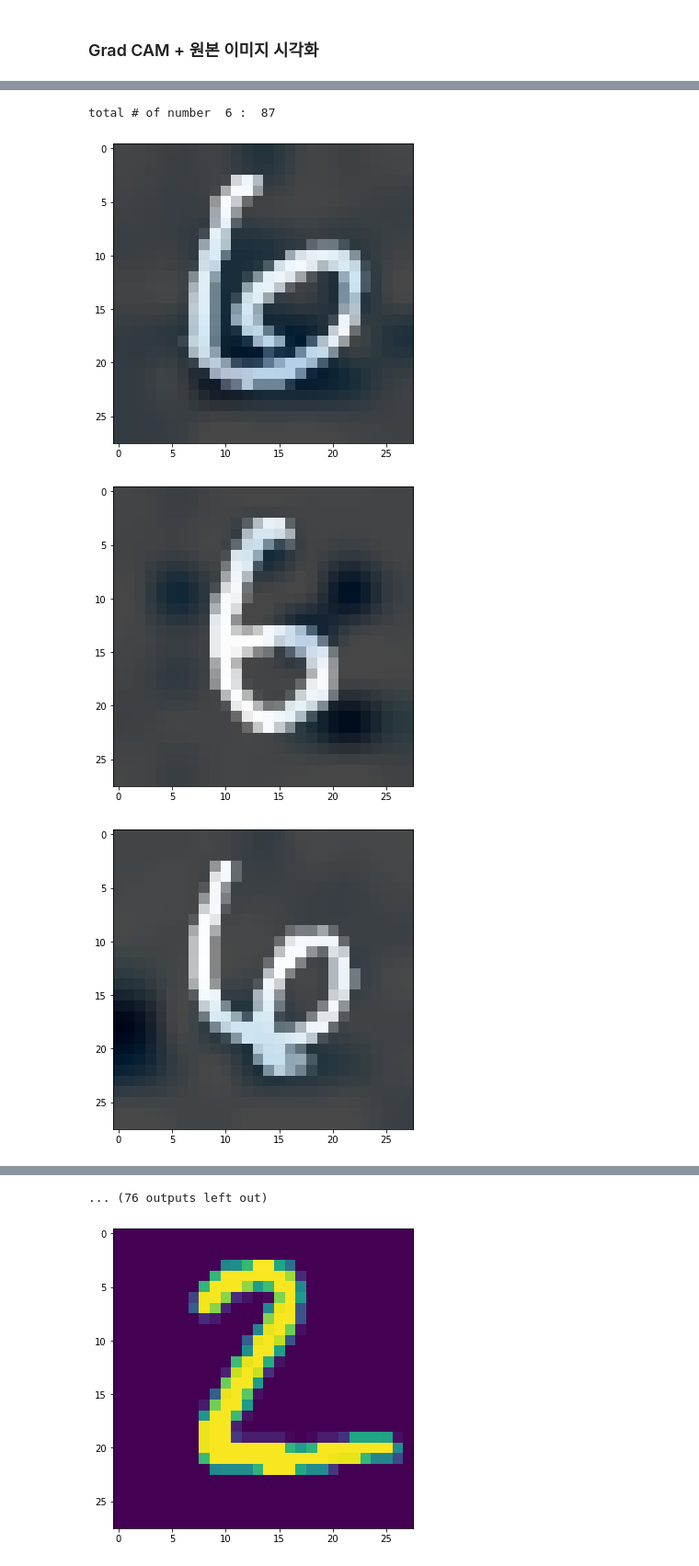
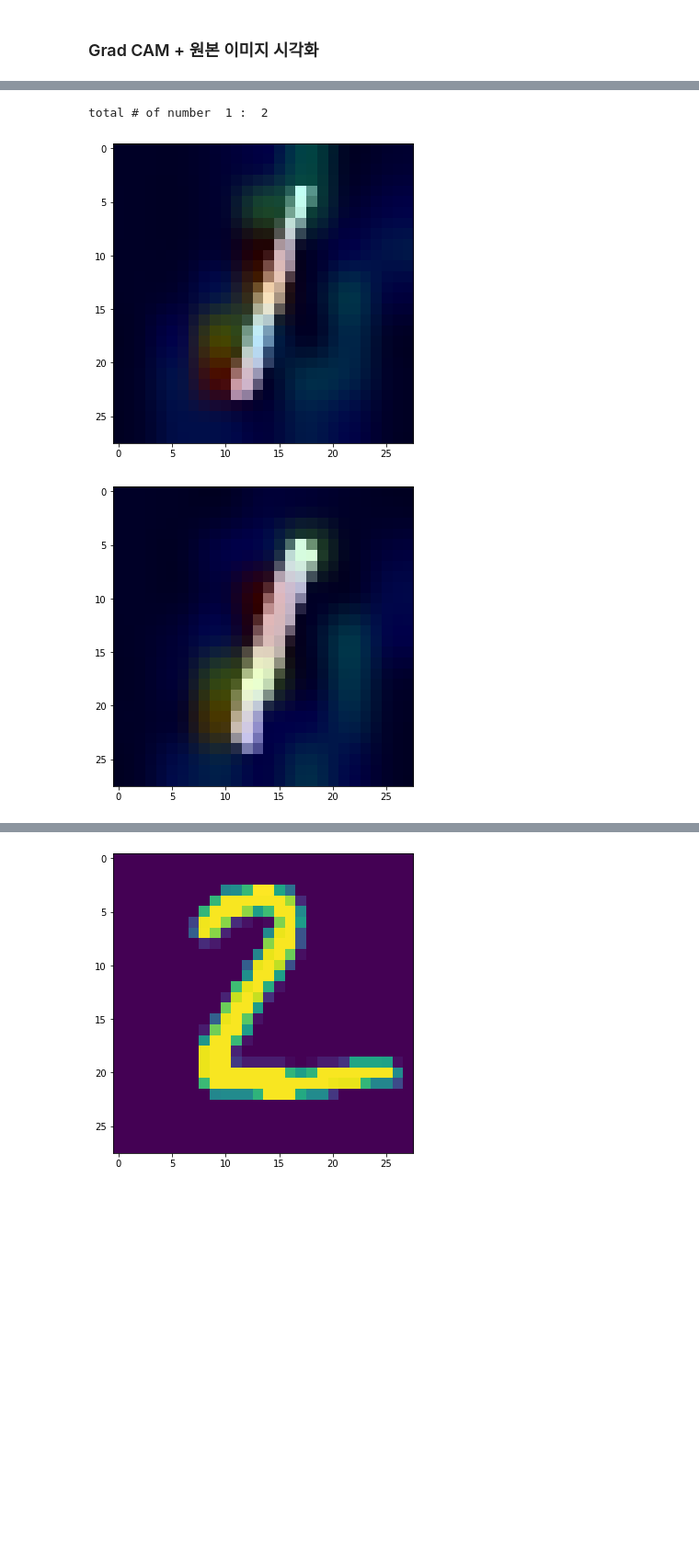
Before and after one commit to KangBK97/mnist_cnn_practice, a Jupyter notebook: [STEP 3] Grad CAM Mnist_CNN.ipynb, the cells around one changed output, grey strips where cells are left out. Shown: that part at 92% size. Drawn from its saved outputs; the diff is of its cells as text; code cells hidden in the pictures; blank space fills up the shorter version.

Commit message:
Grad CAM + rank

```diff
--- a/[STEP 3] Grad CAM Mnist_CNN.ipynb
+++ b/[STEP 3] Grad CAM Mnist_CNN.ipynb
@@ -117,6 +84,8 @@ cases = range(0,12,1) # 총 12개의 모델 불러옴(=====임시/수정필요==
 # %%
+# model_case1 형식 (case별로 불러오기)
+cases = range(1,N+1,1)
 for case in cases:
-    temp_model = keras.models.load_model("[CNN_models]/CNN__case{}.h5".format(case+1))
+    temp_model = keras.models.load_model("[CNN_models]/CNN_case{}.h5".format(case))
     temp_last_conv_layer = [layer.name for layer in temp_model.layers][-5]
-    exec('model_case{} = temp_model'.format(case+1))
-    exec('last_conv_layer_case{} = temp_last_conv_layer'.format(case+1))
+    exec('model_case{} = temp_model'.format(case))
+    exec('last_conv_layer_case{} = temp_last_conv_layer'.format(case))
@@ -174,5 +130,6 @@ def make_gradcam_heatmap(data_array, model, last_conv_layer_name, pred_index=Non
 # %% [markdown]
 #### Grad CAM 추출(전체 테스트 데이터중 1000장 우선 추출)
 # %%
-temp_data = images_test[:1000] # Grad CAM 추출하는데 너무 오래걸리면 1000장보다 줄이셔도 됩니다
+numberOfdata = 1000
+temp_data = images_test[:numberOfdata] # Grad CAM 추출하는데 너무 오래걸리면 1000장보다 줄이셔도 됩니다
 # %%
@@ -282,7 +220,7 @@ decode_predictions = keras.applications.xception.decode_predictions
 # index_1: 실제 1 데이터 index 모음(test data 1000장 중)
 
 for i in range(10):
-    temp_index = list(np.where(labels_test_onehot[:1000,i] == 1))
+    temp_index = list(np.where(labels_test_onehot[:numberOfdata,i] == 1))
     exec('index_{} = temp_index[0]'.format(i)) #nested array
 len(index_0) # test data 1000장중 0인 사진이 85장
 # %% [output]
@@ -357,0 +296,15 @@ heatmap_.shape
+# %%
+number = 1 # 0~9 사이 확인하고 싶은 숫자
+rank = 2 # 1~12 사이 확인하고 싶은 순위
+
+case = int(training_result.iloc[rank-1,0])
+
+exec('N = len(index_{})'.format(number))
+exec('heatmap_ = grad_CAMs_case{}[index_{}]'.format(case,number))
+exec('img_data_ = temp_data[index_{}]'.format(number))
+print("total # of number ",number,": ",N)
+
+for i in range(N):
+    heatmap = heatmap_[i]
+    img_data = img_data_[i]
+    display_gradcam(img_data,heatmap)
@@ -358,18 +315,17 @@ heatmap_.shape
 # %%
-number = 6 # 0~9 사이 확인하고 싶은 숫자
+number = 1 # 0~9 사이 확인하고 싶은 숫자
 case = 1 # 1~12 사이 확인하고 싶은 모델
 
 exec('N = len(index_{})'.format(number))
 exec('heatmap_ = grad_CAMs_case{}[index_{}]'.format(case,number))
 exec('img_data_ = temp_data[index_{}]'.format(number))
 print("total # of number ",number,": ",N)
 
 for i in range(N):
     heatmap = heatmap_[i]
     img_data = img_data_[i]
     display_gradcam(img_data,heatmap)
 # %% [output]
-total # of number  6 :  87
+total # of number  1 :  2
-[figure, old version]
+[figure, new version]
-[figure, old version]
+[figure, new version]
-[figure, removed]
@@ -384,4 +332,3 @@ total # of number  6 :  87
-... (76 outputs left out)
 # %%
 #원본 + grad CAM 저장 버전
 
```
Also changed, not shown: parts of 19 cells of this notebook, 38 other files.
